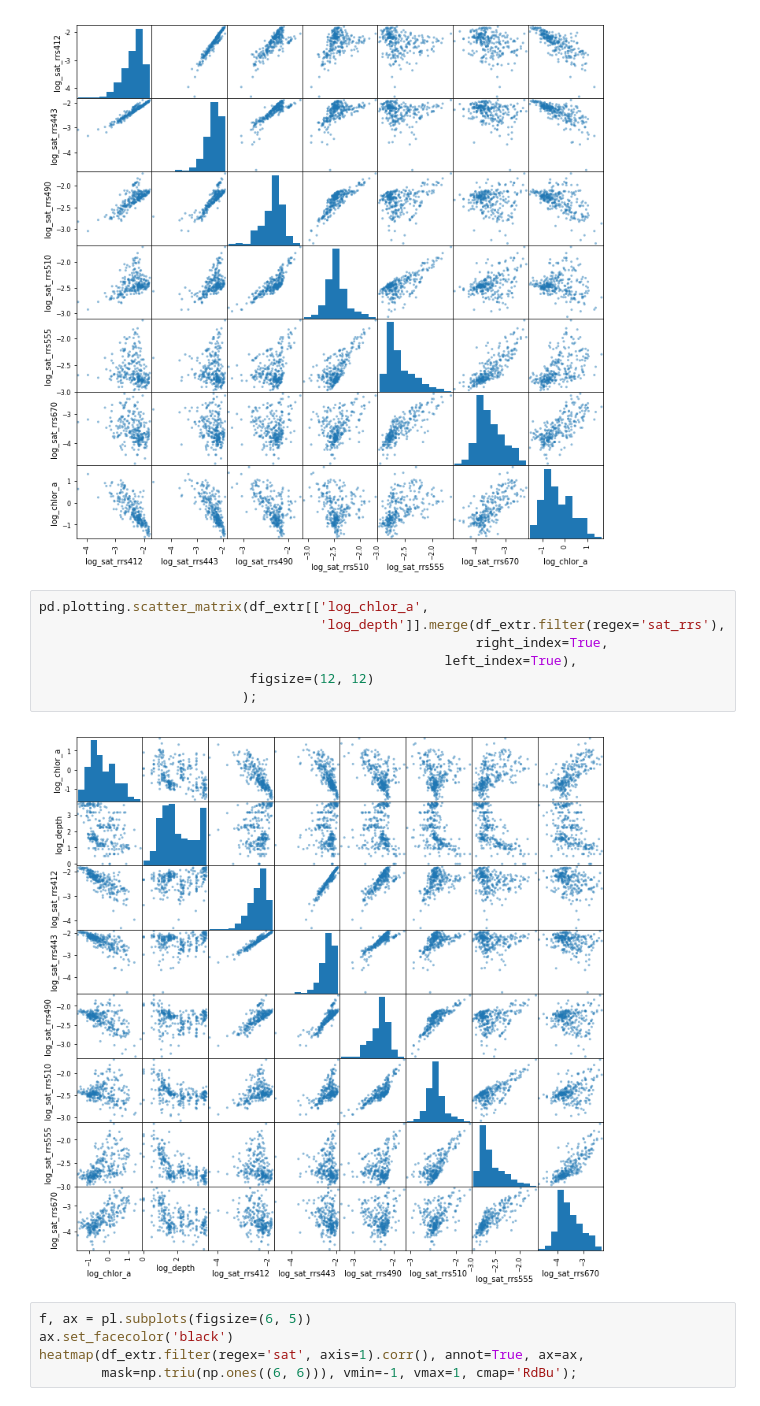
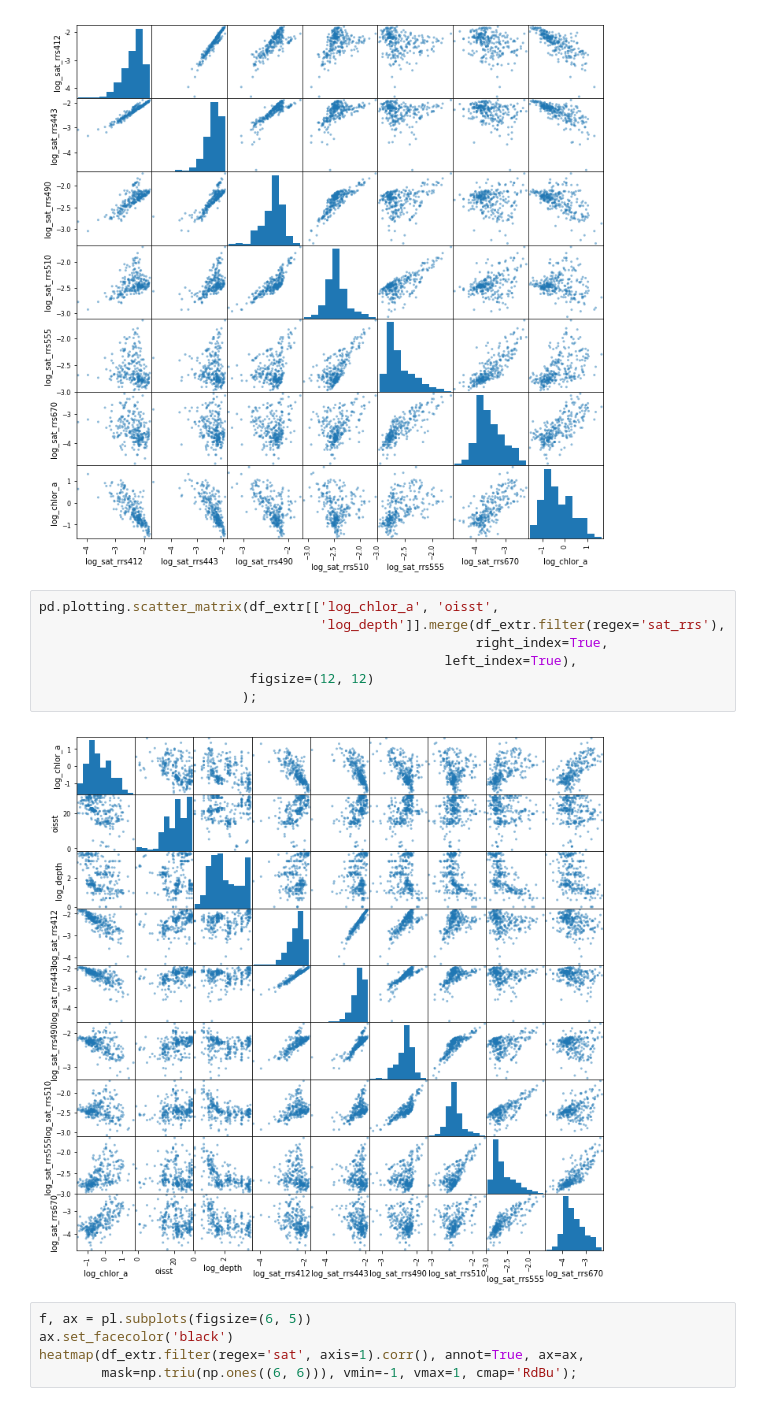
Before and after one commit to madHatter106/IOCS_BUSAN_2019, a Jupyter notebook: Exploration.ipynb, the cells around one changed output. Cells and saved outputs as stored; diff of their text form.

```diff
--- a/Exploration.ipynb
+++ b/Exploration.ipynb
@@ -202,14 +202,14 @@ pd.plotting.scatter_matrix(df_extr.loc[:, 'log_sat_rrs412':], figsize=(12, 12));
 # %% [output]
 [figure]
 # %%
-pd.plotting.scatter_matrix(df_extr[['log_chlor_a',
+pd.plotting.scatter_matrix(df_extr[['log_chlor_a', 'oisst',
                                     'log_depth']].merge(df_extr.filter(regex='sat_rrs'),
                                                         right_index=True,
                                                     left_index=True),
                            figsize=(12, 12)
                           );
 # %% [output]
-[figure, old version]
+[figure, new version]
 # %%
 f, ax = pl.subplots(figsize=(6, 5))
 ax.set_facecolor('black')
```
Also changed, not shown: parts of 1 cell of this notebook.
